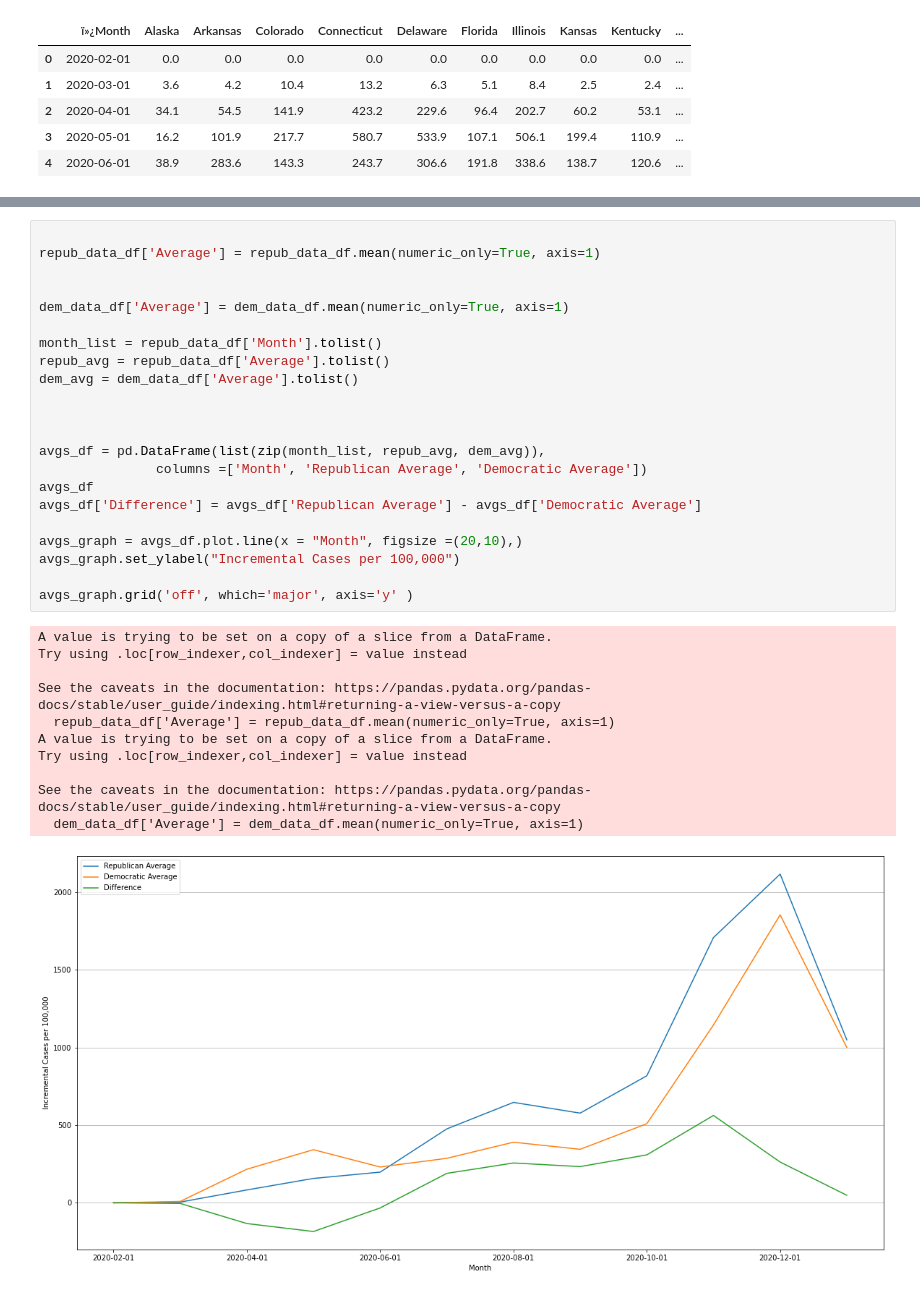
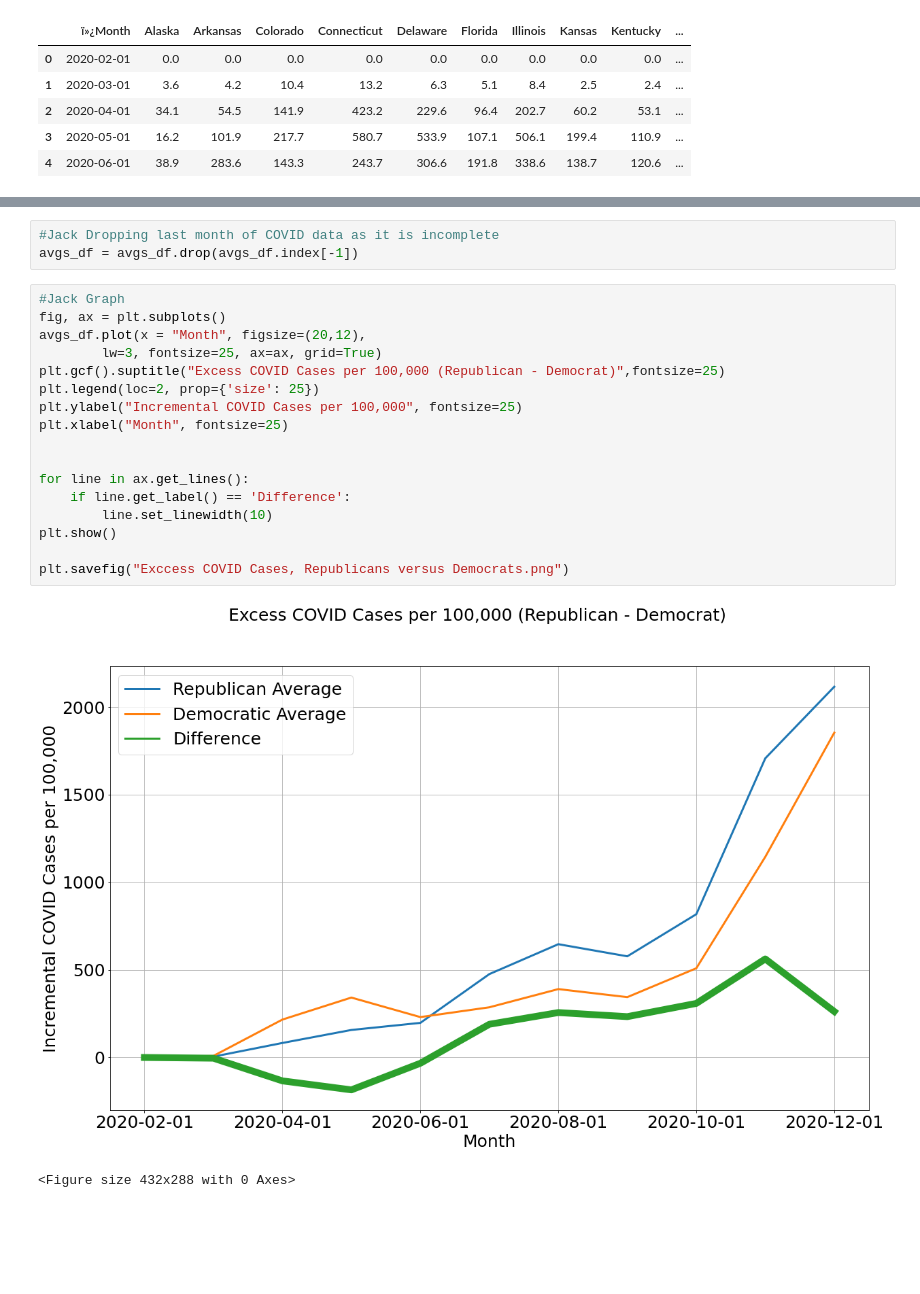
Before and after one commit to shadeetabasi/data-analysis-project-1, a Jupyter notebook: jack/Incremental COVID Cases per 100,000.ipynb, the cells around one changed output, grey strips where cells are left out. Drawn from its saved outputs; the diff is of its cells as text; blank space fills up the shorter version.

```diff
--- a/jack/Incremental COVID Cases per 100,000.ipynb
+++ b/jack/Incremental COVID Cases per 100,000.ipynb
@@ -139,38 +96,27 @@ repub_lines_inc.grid('off', which='major', axis='y' )
 # %% [output]
 ['Alaska', 'Arkansas', 'Florida', 'Illinois', 'Missouri', 'North Dakota', 'Tennessee', 'Texas', 'Utah']
 [figure]
-# %%
-
-repub_data_df['Average'] = repub_data_df.mean(numeric_only=True, axis=1)
-
-
-dem_data_df['Average'] = dem_data_df.mean(numeric_only=True, axis=1)
-
-month_list = repub_data_df['Month'].tolist()
-repub_avg = repub_data_df['Average'].tolist()
-dem_avg = dem_data_df['Average'].tolist()
-
-
-
-avgs_df = pd.DataFrame(list(zip(month_list, repub_avg, dem_avg)),
-               columns =['Month', 'Republican Average', 'Democratic Average'])
-avgs_df
-avgs_df['Difference'] = avgs_df['Republican Average'] - avgs_df['Democratic Average']
-
-avgs_graph = avgs_df.plot.line(x = "Month", figsize =(20,10),)
-avgs_graph.set_ylabel("Incremental Cases per 100,000")
-
-avgs_graph.grid('off', which='major', axis='y' )
-# %% [output]
-A value is trying to be set on a copy of a slice from a DataFrame.
-Try using .loc[row_indexer,col_indexer] = value instead
-
-See the caveats in the documentation: https://pandas.pydata.org/pandas-docs/stable/user_guide/indexing.html#returning-a-view-versus-a-copy
-  repub_data_df['Average'] = repub_data_df.mean(numeric_only=True, axis=1)
-A value is trying to be set on a copy of a slice from a DataFrame.
-Try using .loc[row_indexer,col_indexer] = value instead
-
-See the caveats in the documentation: https://pandas.pydata.org/pandas-docs/stable/user_guide/indexing.html#returning-a-view-versus-a-copy
-  dem_data_df['Average'] = dem_data_df.mean(numeric_only=True, axis=1)
-[figure, removed]
+# %%
+#Jack Dropping last month of COVID data as it is incomplete
+avgs_df = avgs_df.drop(avgs_df.index[-1])
+# %%
+#Jack Graph
+fig, ax = plt.subplots()
+avgs_df.plot(x = "Month", figsize=(20,12),
+        lw=3, fontsize=25, ax=ax, grid=True)
+plt.gcf().suptitle("Excess COVID Cases per 100,000 (Republican - Democrat)",fontsize=25)
+plt.legend(loc=2, prop={'size': 25})
+plt.ylabel("Incremental COVID Cases per 100,000", fontsize=25)
+plt.xlabel("Month", fontsize=25)
+
+
+for line in ax.get_lines():
+    if line.get_label() == 'Difference':
+        line.set_linewidth(10)
+plt.show()
+
+plt.savefig("Exccess COVID Cases, Republicans versus Democrats.png")
+# %% [output]
+[figure, added]
+<Figure size 432x288 with 0 Axes>
 # %%
```
Also changed, not shown: parts of 17 cells of this notebook, 5 other files.
